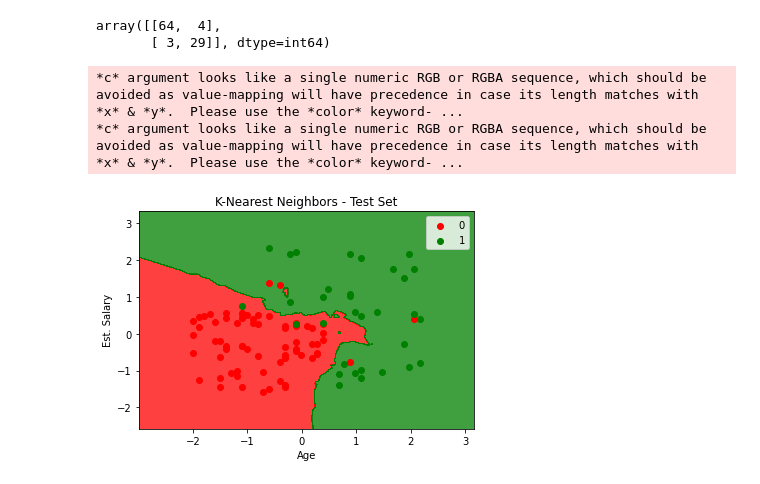
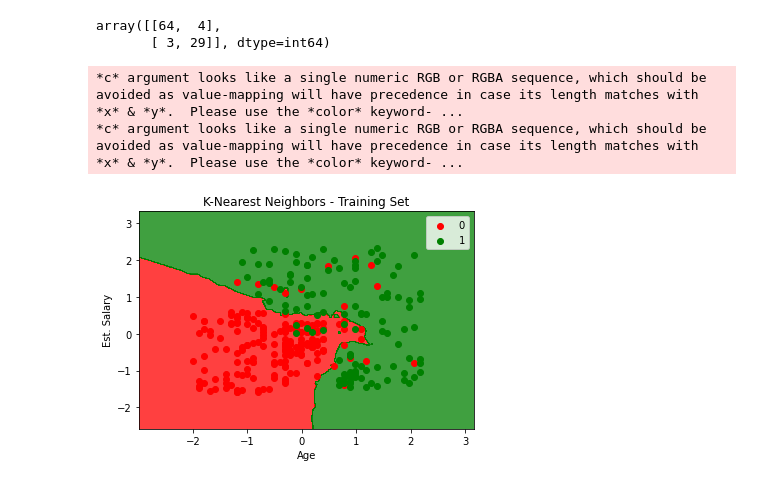
Before and after one commit to harsitha457/Curneu-Assessment, a Jupyter notebook: social network adds.ipynb, the cells around one changed output. Cells and saved outputs as stored; diff of their text form; code cells hidden in the pictures.

```diff
--- a/social network adds.ipynb
+++ b/social network adds.ipynb
@@ -532,26 +532,28 @@ cm
 array([[64,  4],
        [ 3, 29]], dtype=int64)
 # %%
+import matplotlib.pyplot as plt
 from matplotlib.colors import ListedColormap
-X_set, y_set = X_test, y_test
+
+X_set, y_set = X_train, y_train
 X1, X2 = np.meshgrid(np.arange(start = X_set[:, 0].min() - 1, stop = X_set[:, 0].max() + 1,
                               step = 0.01),
                     np.arange(start = X_set[:, 1].min() - 1, stop = X_set[:, 1].max() + 1,
                               step = 0.01))
 plt.contourf(X1,X2,classifier.predict(
     np.array([X1.ravel(), X2.ravel()]).T).reshape(X1.shape), alpha=0.75,
     cmap=ListedColormap(('red','green')))
 plt.xlim(X1.min(), X1.max())
 plt.ylim(X2.min(), X2.max())
 for i, j in enumerate(np.unique(y_set)):
     plt.scatter(X_set[y_set == j, 0], X_set[y_set == j, 1],
                c=ListedColormap(('red','green'))(i),label=j)
-plt.title("K-Nearest Neighbors - Test Set")
+plt.title("K-Nearest Neighbors - Training Set")
 plt.xlabel("Age")
 plt.ylabel("Est. Salary")
 plt.legend()
 plt.show()
 # %% [output]
 *c* argument looks like a single numeric RGB or RGBA sequence, which should be avoided as value-mapping will have precedence in case its length matches with *x* & *y*.  Please use the *color* keyword- ...
 *c* argument looks like a single numeric RGB or RGBA sequence, which should be avoided as value-mapping will have precedence in case its length matches with *x* & *y*.  Please use the *color* keyword- ...
-[figure, old version]
+[figure, new version]
```
